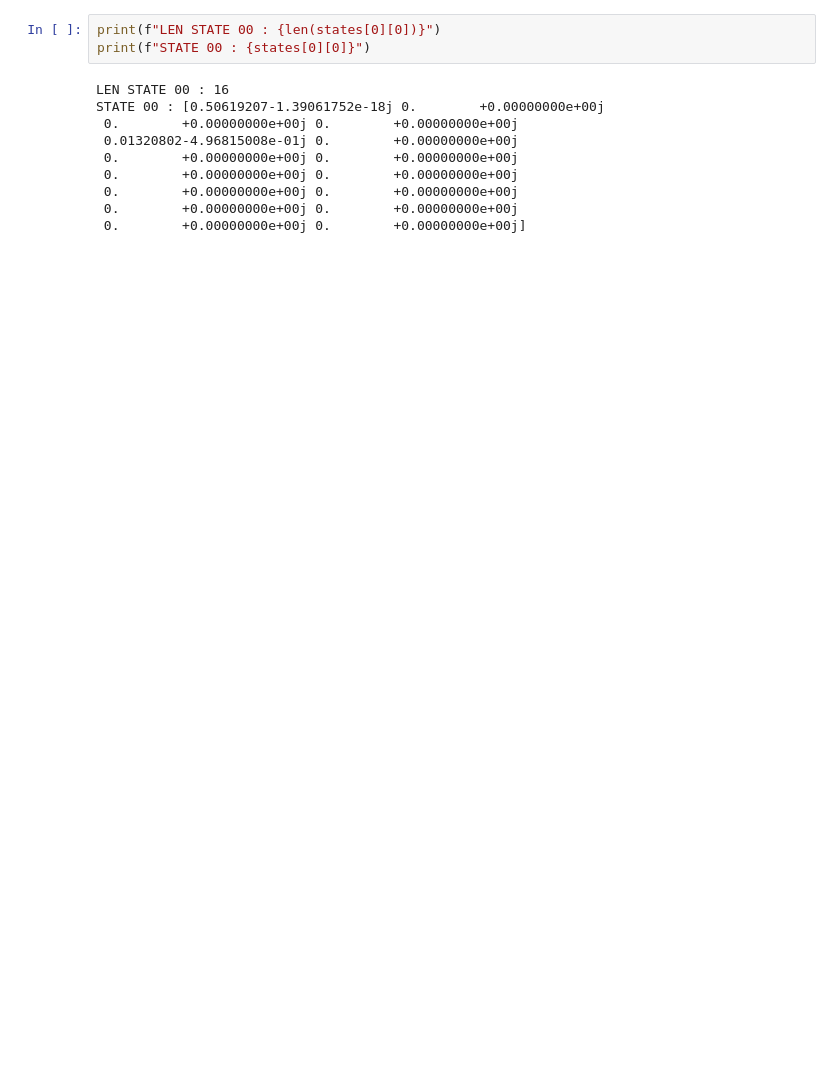
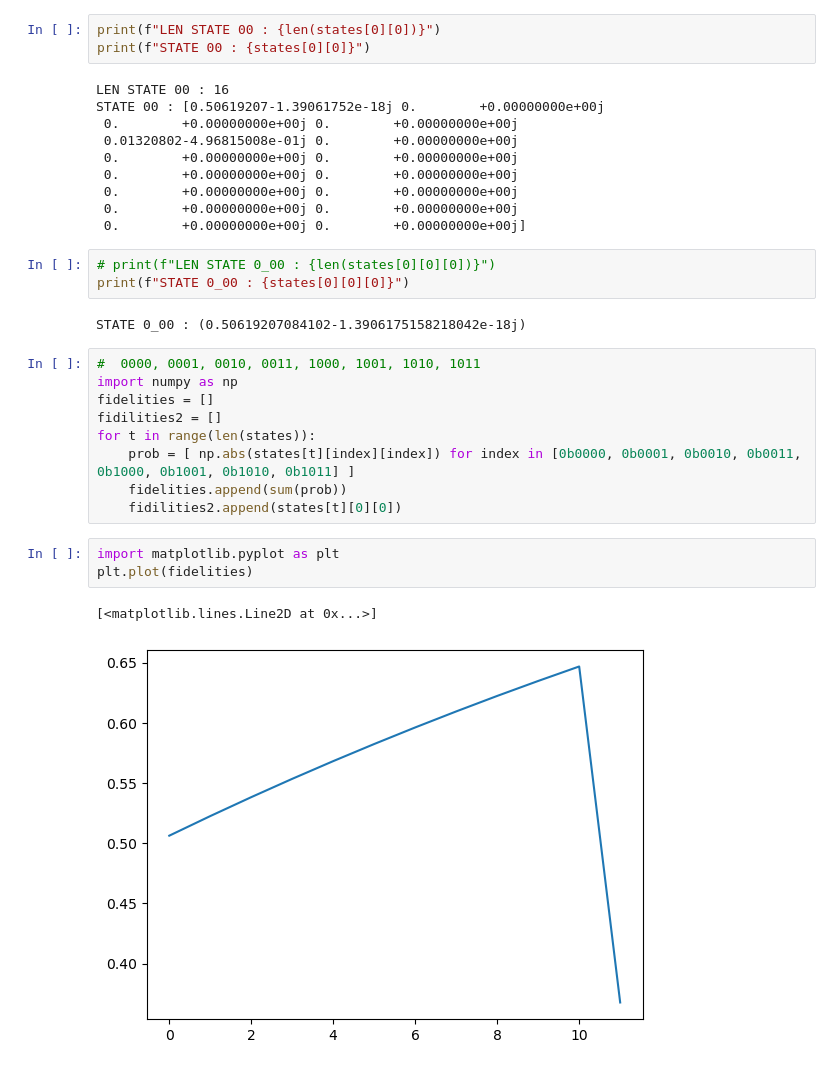
Before and after one commit to Manvi-Agrawal/Lab-ScQubits, a Jupyter notebook: repro/results/analyze.ipynb, the cells around one changed output. Cells and saved outputs as stored; diff of their text form; blank space fills up the shorter version.

```diff
--- a/repro/results/analyze.ipynb
+++ b/repro/results/analyze.ipynb
@@ -120,3 +118,23 @@ STATE 00 : [0.50619207-1.39061752e-18j 0.        +0.00000000e+00j
  0.        +0.00000000e+00j 0.        +0.00000000e+00j
  0.        +0.00000000e+00j 0.        +0.00000000e+00j
  0.        +0.00000000e+00j 0.        +0.00000000e+00j]
+# %%
+# print(f"LEN STATE 0_00 : {len(states[0][0][0])}")
+print(f"STATE 0_00 : {states[0][0][0]}")
+# %% [output]
+STATE 0_00 : (0.50619207084102-1.3906175158218042e-18j)
+# %%
+#  0000, 0001, 0010, 0011, 1000, 1001, 1010, 1011
+import numpy as np
+fidelities = []
+fidilities2 = []
+for t in range(len(states)):
+    prob = [ np.abs(states[t][index][index]) for index in [0b0000, 0b0001, 0b0010, 0b0011, 0b1000, 0b1001, 0b1010, 0b1011] ]
+    fidelities.append(sum(prob))
+    fidilities2.append(states[t][0][0])
+# %%
+import matplotlib.pyplot as plt
+plt.plot(fidelities)
+# %% [output]
+[<matplotlib.lines.Line2D at 0x...>]
+[figure, added]
```
Also changed, not shown: parts of 3 cells of this notebook, 3 other files.
